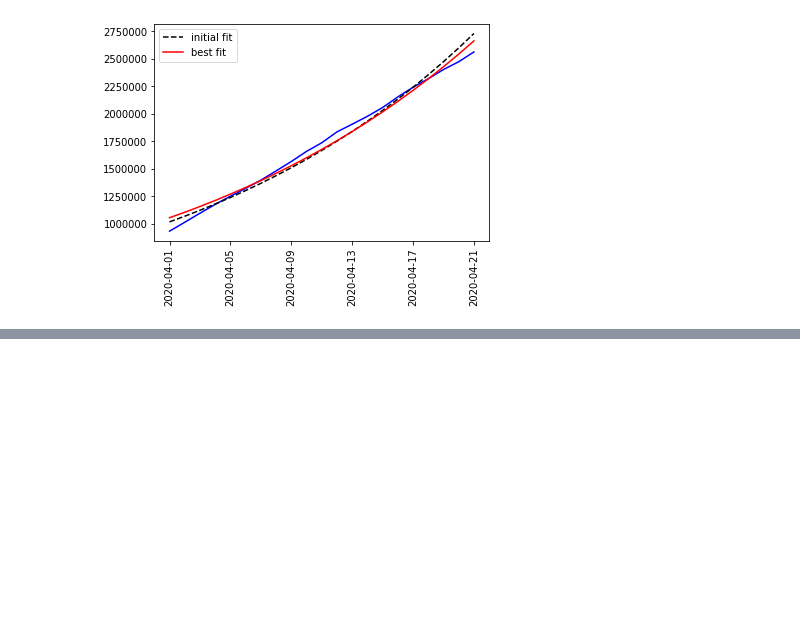
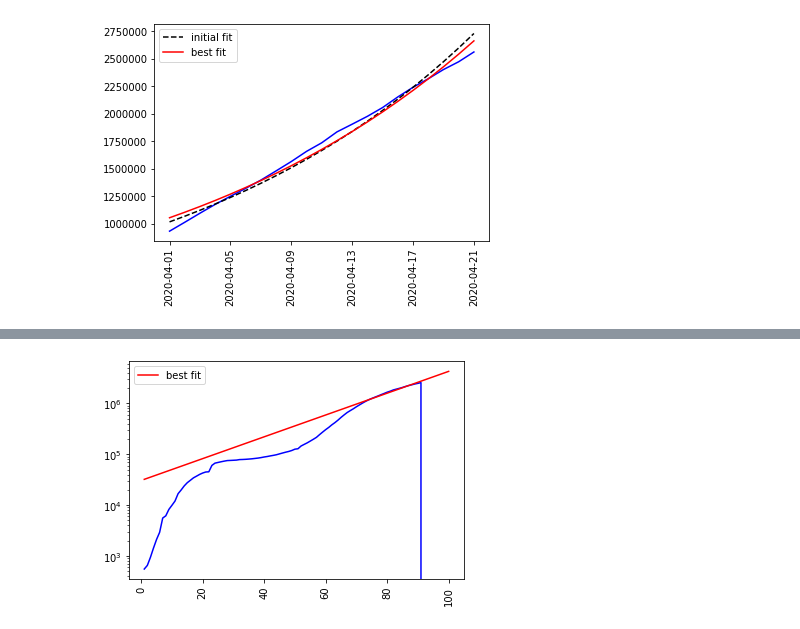
Before and after one commit to mortie23/covid-19-analysis, a Jupyter notebook: python/notebook.ipynb, the cells around one changed output, grey strips where cells are left out. Saved outputs shown, nothing was run; the diff lists cells and outputs as text; code cells hidden in the pictures; blank space fills up the shorter version.

```diff
--- a/python/notebook.ipynb
+++ b/python/notebook.ipynb
@@ -202,3 +201,13 @@ plt.xticks(rotation=90)
 plt.show()
 # %% [output]
 [figure]
+# %%
+## Score model for values outside fitting range
+xwide = np.linspace(1, 100, 100)
+predicted = model.eval(params, x=xwide)
+tsdata_pred = pd.DataFrame({'x':xwide, 'pred_cases':predicted})
+
+## join dataframes
+## Fill the NaN values with 0
+tsdata_all = pd.concat([tsdata_global, tsdata_pred], axis=1, sort=False).fillna(0)
+tsdata_all
@@ -204,0 +228,10 @@ plt.show()
+# %%
+# Plot the results
+plt.plot(tsdata_all['x'], tsdata_all['cases'], 'b')
+plt.plot(tsdata_all['x'], tsdata_all['pred_cases'], 'r-', label='best fit')
+plt.legend(loc='best')
+plt.xticks(rotation=90)
+plt.yscale('log')
+plt.show()
+# %% [output]
+[figure, added]
```
Also changed, not shown: parts of 7 cells of this notebook.
